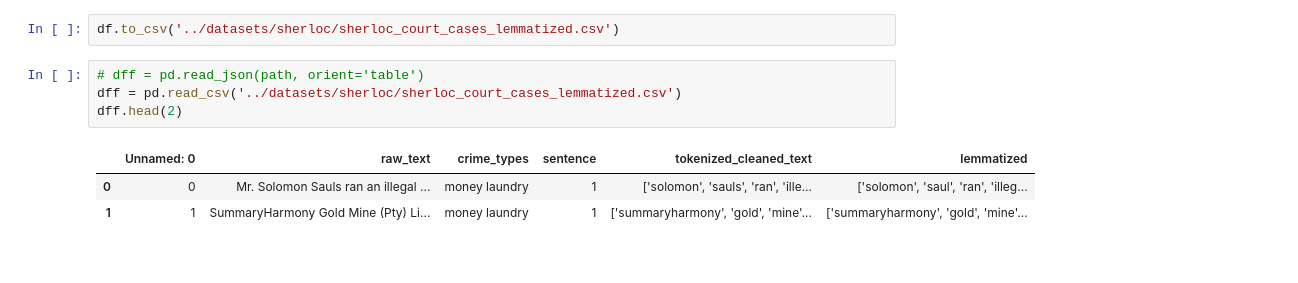
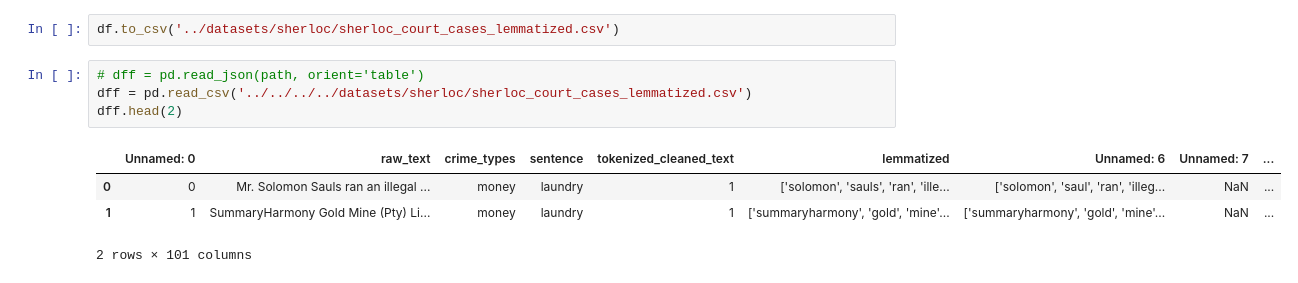
Before and after one commit to sylvas-j/ML, a Jupyter notebook: Tensorflow_works/court case/scripts/sherloc-court-case-data-transformation.ipynb, the cells around one changed output. Saved outputs shown, nothing was run; the diff lists cells and outputs as text.

```diff
--- a/Tensorflow_works/court case/scripts/sherloc-court-case-data-transformation.ipynb
+++ b/Tensorflow_works/court case/scripts/sherloc-court-case-data-transformation.ipynb
@@ -433,9 +433,10 @@ df.to_json(path, orient='table')
 df.to_csv('../datasets/sherloc/sherloc_court_cases_lemmatized.csv')
 # %%
 # dff = pd.read_json(path, orient='table')
-dff = pd.read_csv('../datasets/sherloc/sherloc_court_cases_lemmatized.csv')
+dff = pd.read_csv('../../../../datasets/sherloc/sherloc_court_cases_lemmatized.csv')
 dff.head(2)
 # %% [output]
-|  | Unnamed: 0 | raw_text | crime_types | sentence | tokenized_cleaned_text | lemmatized |
-| 0 | 0 | Mr. Solomon Sauls ran an illegal ... | money laundry | 1 | ['solomon', 'sauls', 'ran', 'ille... | ['solomon', 'saul', 'ran', 'illeg... |
-| 1 | 1 | SummaryHarmony Gold Mine (Pty) Li... | money laundry | 1 | ['summaryharmony', 'gold', 'mine'... | ['summaryharmony', 'gold', 'mine'... |
+|  | Unnamed: 0 | raw_text | crime_types | sentence | tokenized_cleaned_text | lemmatized | Unnamed: 6 | Unnamed: 7 | ... |
+| 0 | 0 | Mr. Solomon Sauls ran an illegal ... | money | laundry | 1 | ['solomon', 'sauls', 'ran', 'ille... | ['solomon', 'saul', 'ran', 'illeg... | NaN | ... |
+| 1 | 1 | SummaryHarmony Gold Mine (Pty) Li... | money | laundry | 1 | ['summaryharmony', 'gold', 'mine'... | ['summaryharmony', 'gold', 'mine'... | NaN | ... |
+2 rows × 101 columns
```
Also changed, not shown: parts of 5 cells of this notebook, 18 other files.
